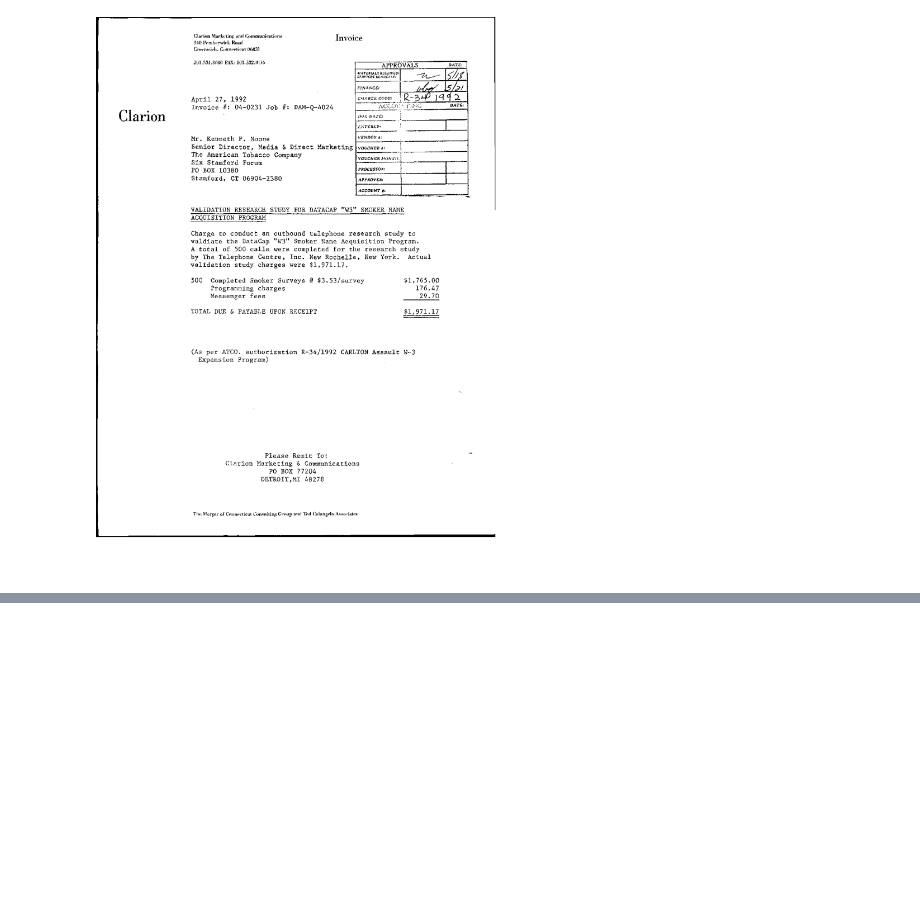
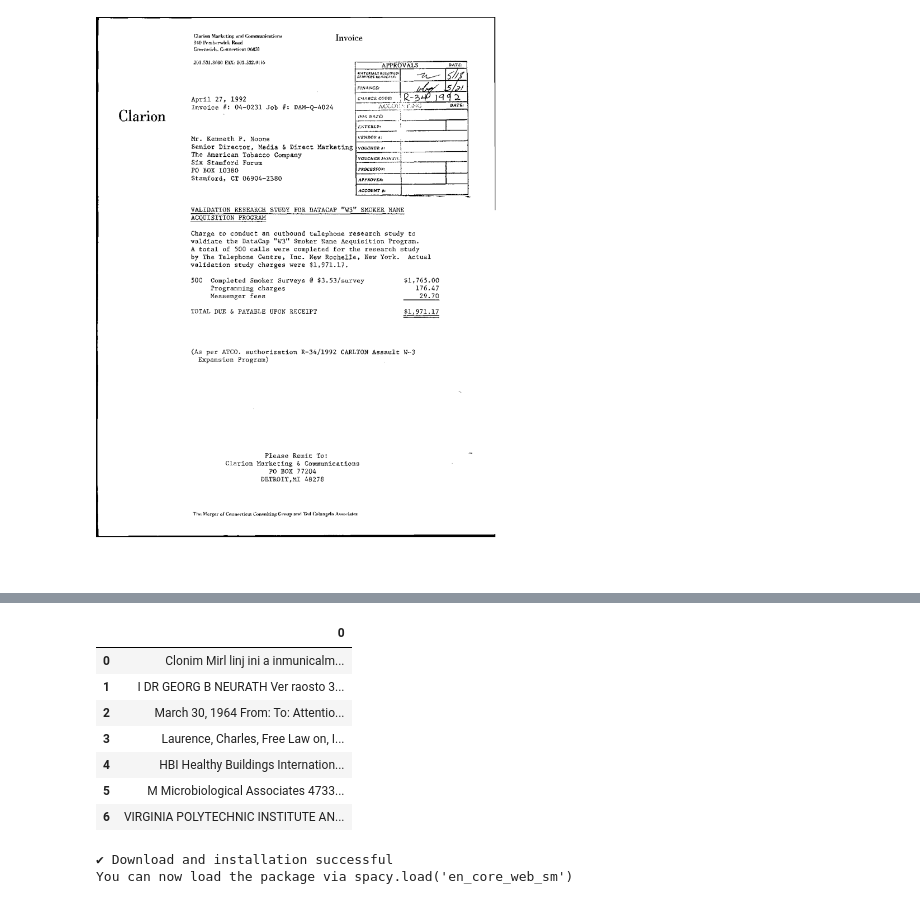
Before and after one commit to adiwirawan/ocr, a Jupyter notebook: final_project.ipynb, the cells around one changed output, grey strips where cells are left out. Drawn from its saved outputs; the diff is of its cells as text; code cells hidden in the pictures; blank space fills up the shorter version.

```diff
--- a/final_project.ipynb
+++ b/final_project.ipynb
@@ -59,0 +171,22 @@ im
+# %%
+import pandas as pd
+pd.set_option('display.max_colwidth',3000)
+df = pd.read_csv('./beautiful_data_summary.txt',delimiter='/n',header=None)
+df.head(7)
+# %% [output]
+|  | 0 |
+| 0 | Clonim Mirl linj ini a inmunicalm... |
+| 1 | I DR GEORG B NEURATH Ver raosto 3... |
+| 2 | March 30, 1964 From: To: Attentio... |
+| 3 | Laurence, Charles, Free Law on, I... |
+| 4 | HBI Healthy Buildings Internation... |
+| 5 | M Microbiological Associates 4733... |
+| 6 | VIRGINIA POLYTECHNIC INSTITUTE AN... |
+# %%
+import spacy
+import spacy.cli
+spacy.cli.download("en_core_web_sm")
+nlp = spacy.load("en_core_web_sm")
+# %% [output]
+✔ Download and installation successful
+You can now load the package via spacy.load('en_core_web_sm')
```
Also changed, not shown: parts of 10 cells of this notebook.
